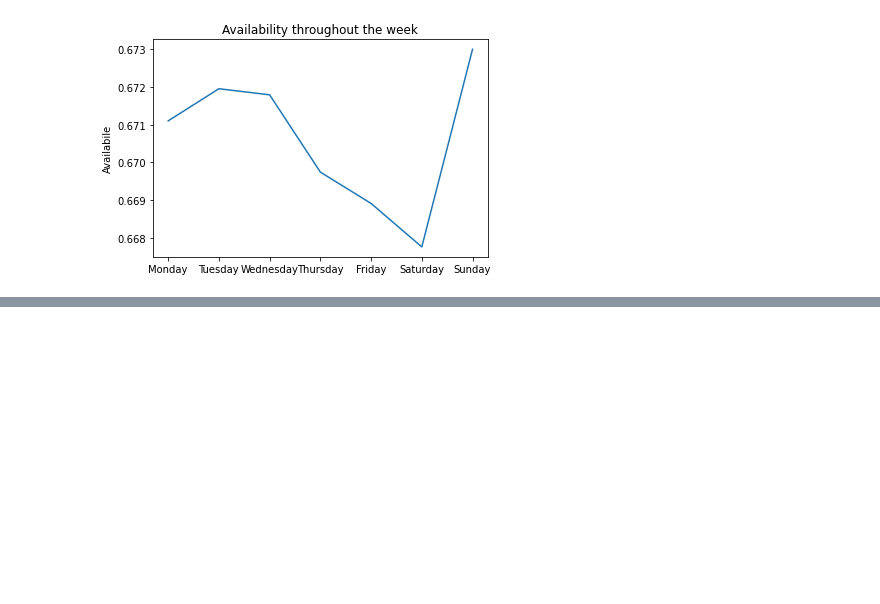
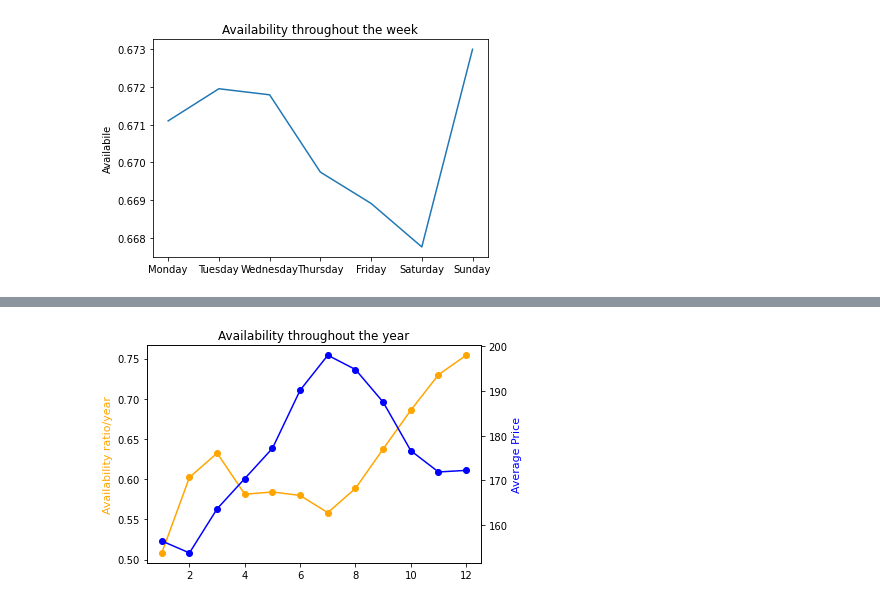
Before and after one commit to Ajax243/Airbnb_Seattle, a Jupyter notebook: calender_nb.ipynb, the cells around one changed output, grey strips where cells are left out. Drawn from its saved outputs; the diff is of its cells as text; code cells hidden in the pictures; blank space fills up the shorter version.

```diff
--- a/calender_nb.ipynb
+++ b/calender_nb.ipynb
@@ -121,0 +222,4 @@ plt.show()
+# %%
+plott('neighbourhood_group_cleansed','Queen Anne')
+# %% [output]
+[figure, added]
```
Also changed, not shown: parts of 12 cells of this notebook.
